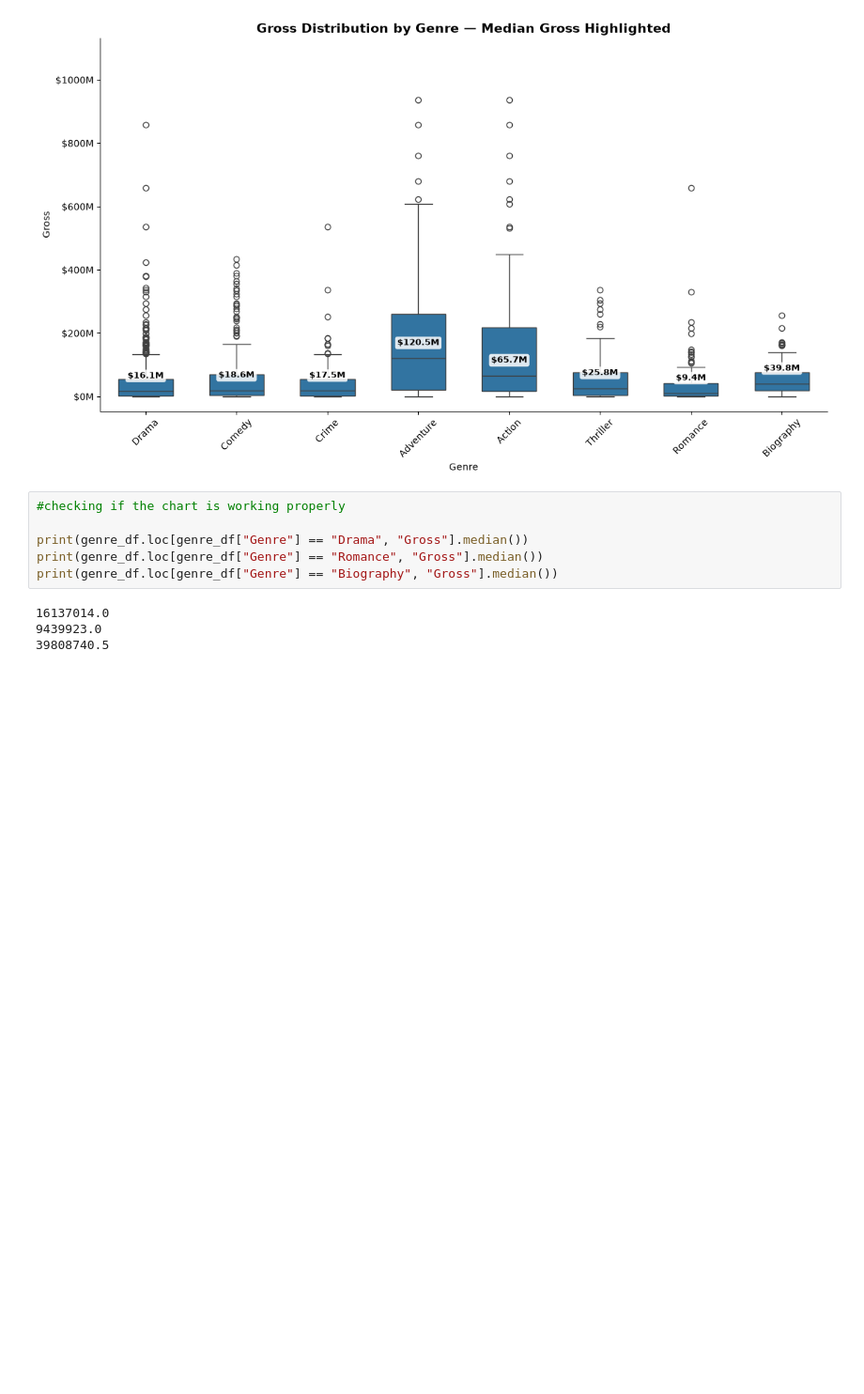
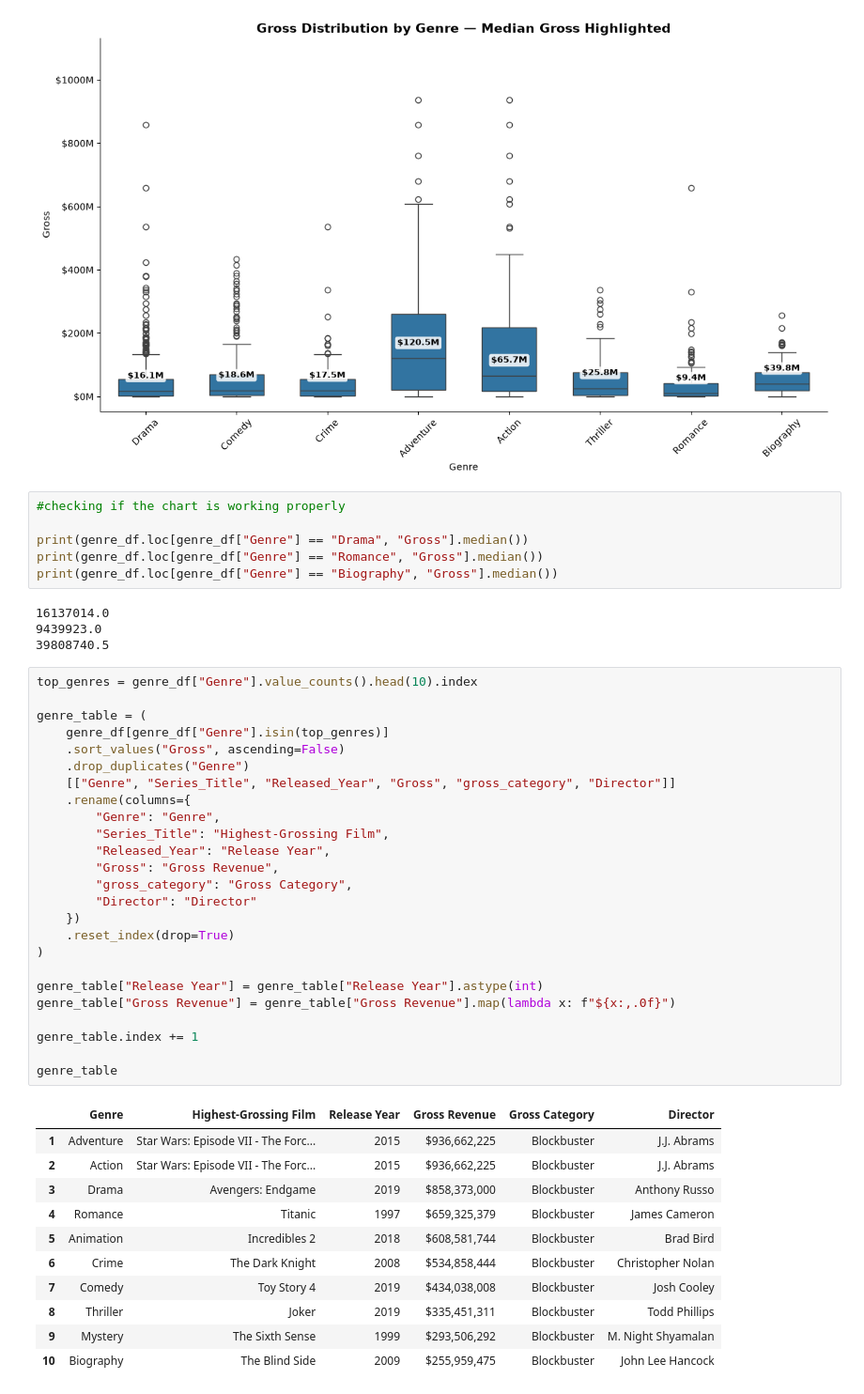
Before and after one commit to aslbektheanalyst/Portfolio_DA, a Jupyter notebook: movie_analysis/3genres.ipynb, the cells around one changed output. Shown at 94% size. Drawn from its saved outputs; the diff is of its cells as text; blank space fills up the shorter version.

Commit message:
overall fixations, directors analyses added

```diff
--- a/movie_analysis/3genres.ipynb
+++ b/movie_analysis/3genres.ipynb
@@ -132,3 +132,40 @@ print(genre_df.loc[genre_df["Genre"] == "Biography", "Gross"].median())
 16137014.0
 9439923.0
 39808740.5
+# %%
+top_genres = genre_df["Genre"].value_counts().head(10).index
+
+genre_table = (
+    genre_df[genre_df["Genre"].isin(top_genres)]
+    .sort_values("Gross", ascending=False)
+    .drop_duplicates("Genre")
+    [["Genre", "Series_Title", "Released_Year", "Gross", "gross_category", "Director"]]
+    .rename(columns={
+        "Genre": "Genre",
+        "Series_Title": "Highest-Grossing Film",
+        "Released_Year": "Release Year",
+        "Gross": "Gross Revenue",
+        "gross_category": "Gross Category",
+        "Director": "Director"
+    })
+    .reset_index(drop=True)
+)
+
+genre_table["Release Year"] = genre_table["Release Year"].astype(int)
+genre_table["Gross Revenue"] = genre_table["Gross Revenue"].map(lambda x: f"${x:,.0f}")
+
+genre_table.index += 1
+
+genre_table
+# %% [output]
+|  | Genre | Highest-Grossing Film | Release Year | Gross Revenue | Gross Category | Director |
+| 1 | Adventure | Star Wars: Episode VII - The Forc... | 2015 | $936,662,225 | Blockbuster | J.J. Abrams |
+| 2 | Action | Star Wars: Episode VII - The Forc... | 2015 | $936,662,225 | Blockbuster | J.J. Abrams |
+| 3 | Drama | Avengers: Endgame | 2019 | $858,373,000 | Blockbuster | Anthony Russo |
+| 4 | Romance | Titanic | 1997 | $659,325,379 | Blockbuster | James Cameron |
+| 5 | Animation | Incredibles 2 | 2018 | $608,581,744 | Blockbuster | Brad Bird |
+| 6 | Crime | The Dark Knight | 2008 | $534,858,444 | Blockbuster | Christopher Nolan |
+| 7 | Comedy | Toy Story 4 | 2019 | $434,038,008 | Blockbuster | Josh Cooley |
+| 8 | Thriller | Joker | 2019 | $335,451,311 | Blockbuster | Todd Phillips |
+| 9 | Mystery | The Sixth Sense | 1999 | $293,506,292 | Blockbuster | M. Night Shyamalan |
+| 10 | Biography | The Blind Side | 2009 | $255,959,475 | Blockbuster | John Lee Hancock |
```
Also changed, not shown: 3 other files.
